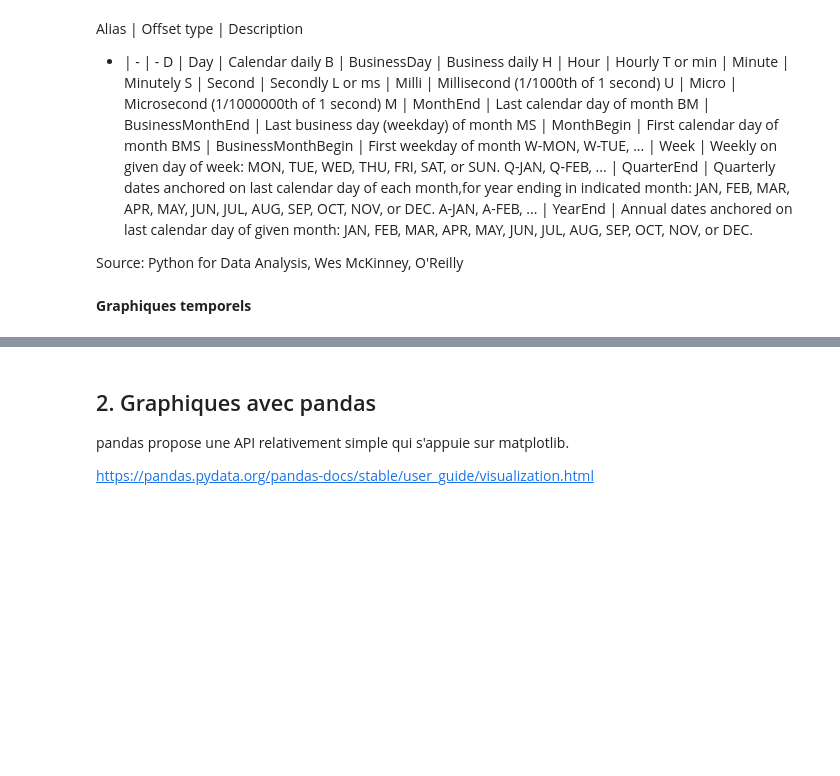
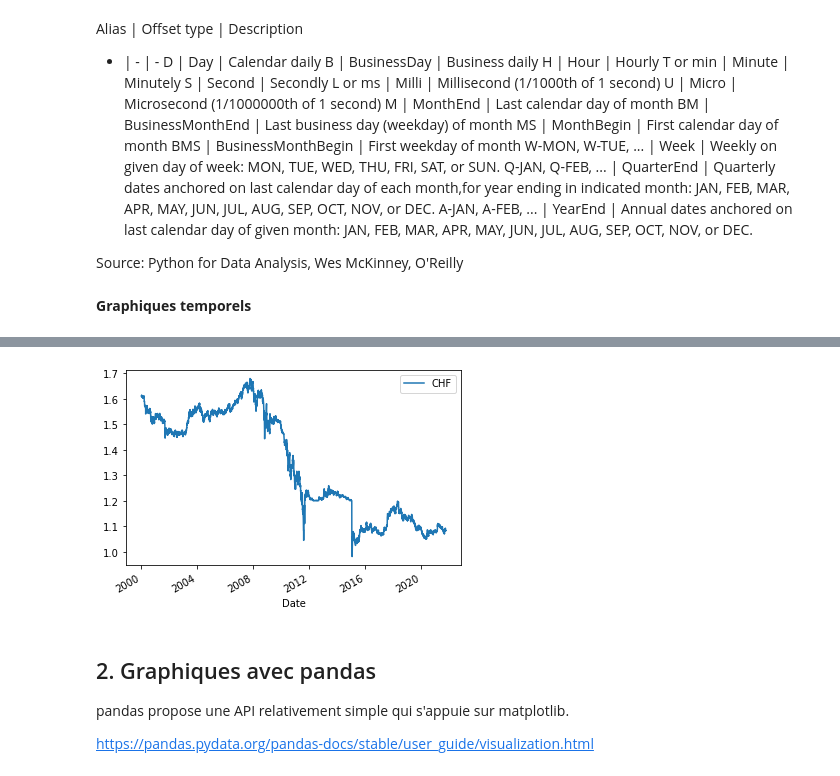
Before and after one commit to cliaigre/Kit-Start-Data, a Jupyter notebook: session6/session6.ipynb, the cells around one changed output, grey strips where cells are left out. Saved outputs shown, nothing was run; the diff lists cells and outputs as text; code cells hidden in the pictures; blank space fills up the shorter version.

```diff
--- a/session6/session6.ipynb
+++ b/session6/session6.ipynb
@@ -301,3 +649,8 @@ Affichez les taux de change divisés par leur moyenne avec un maximum glissant s
+# %%
+df['CHF'].plot()
+plt.legend();
+# %% [output]
+[figure, added]
 # %% [markdown]
 ## 2. Graphiques avec pandas
 
```
Also changed, not shown: parts of 106 cells of this notebook.
